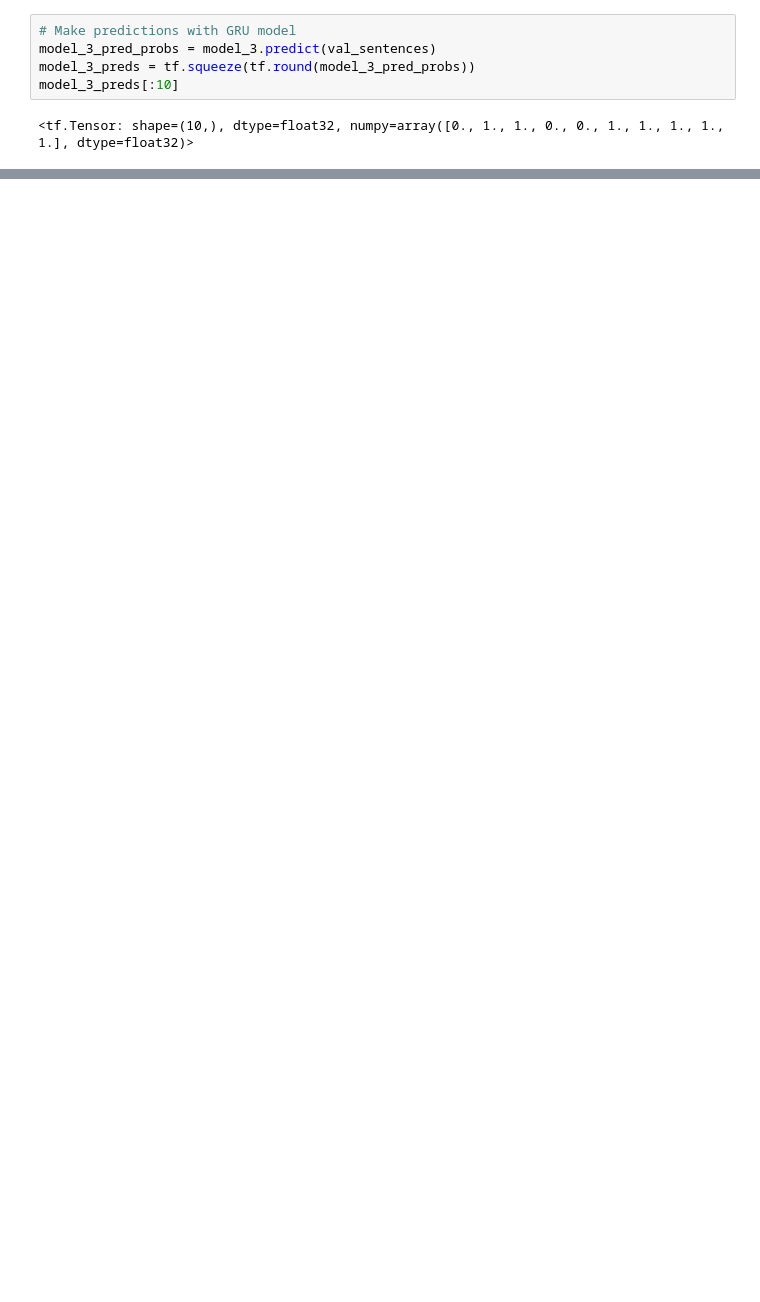
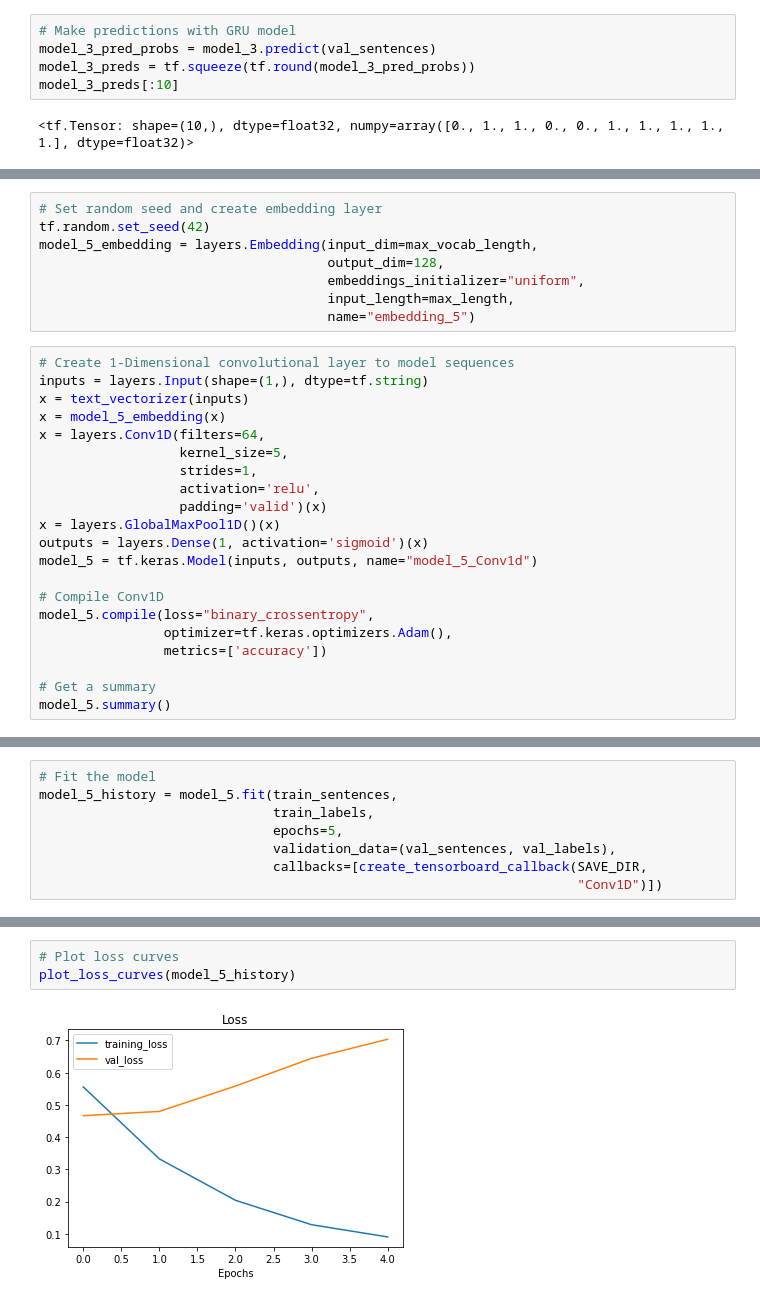
Before and after one commit to Himagination/TensorFlow_Developer, a Jupyter notebook: 07_NLP_TensorFlow.ipynb, the cells around one changed output, grey strips where cells are left out. Drawn from its saved outputs; the diff is of its cells as text; blank space fills up the shorter version.

Commit message:
Added multiple models

```diff
--- a/07_NLP_TensorFlow.ipynb
+++ b/07_NLP_TensorFlow.ipynb
@@ -858,0 +970,29 @@ results_comp
+# %%
+# Set random seed and create embedding layer
+tf.random.set_seed(42)
+model_5_embedding = layers.Embedding(input_dim=max_vocab_length,
+                                     output_dim=128,
+                                     embeddings_initializer="uniform",
+                                     input_length=max_length,
+                                     name="embedding_5")
+# %%
+# Create 1-Dimensional convolutional layer to model sequences
+inputs = layers.Input(shape=(1,), dtype=tf.string)
+x = text_vectorizer(inputs)
+x = model_5_embedding(x)
+x = layers.Conv1D(filters=64,
+                  kernel_size=5,
+                  strides=1,
+                  activation='relu',
+                  padding='valid')(x)
+x = layers.GlobalMaxPool1D()(x)
+outputs = layers.Dense(1, activation='sigmoid')(x)
+model_5 = tf.keras.Model(inputs, outputs, name="model_5_Conv1d")
+
+# Compile Conv1D
+model_5.compile(loss="binary_crossentropy",
+                optimizer=tf.keras.optimizers.Adam(),
+                metrics=['accuracy'])
+
+# Get a summary
+model_5.summary()
@@ -858,0 +1017,8 @@ results_comp
+# %%
+# Fit the model
+model_5_history = model_5.fit(train_sentences,
+                              train_labels,
+                              epochs=5,
+                              validation_data=(val_sentences, val_labels),
+                              callbacks=[create_tensorboard_callback(SAVE_DIR,
+                                                                     "Conv1D")])
@@ -858,0 +1044,5 @@ results_comp
+# %%
+# Plot loss curves
+plot_loss_curves(model_5_history)
+# %% [output]
+[figure, added]
```
Also changed, not shown: parts of 74 cells of this notebook.
